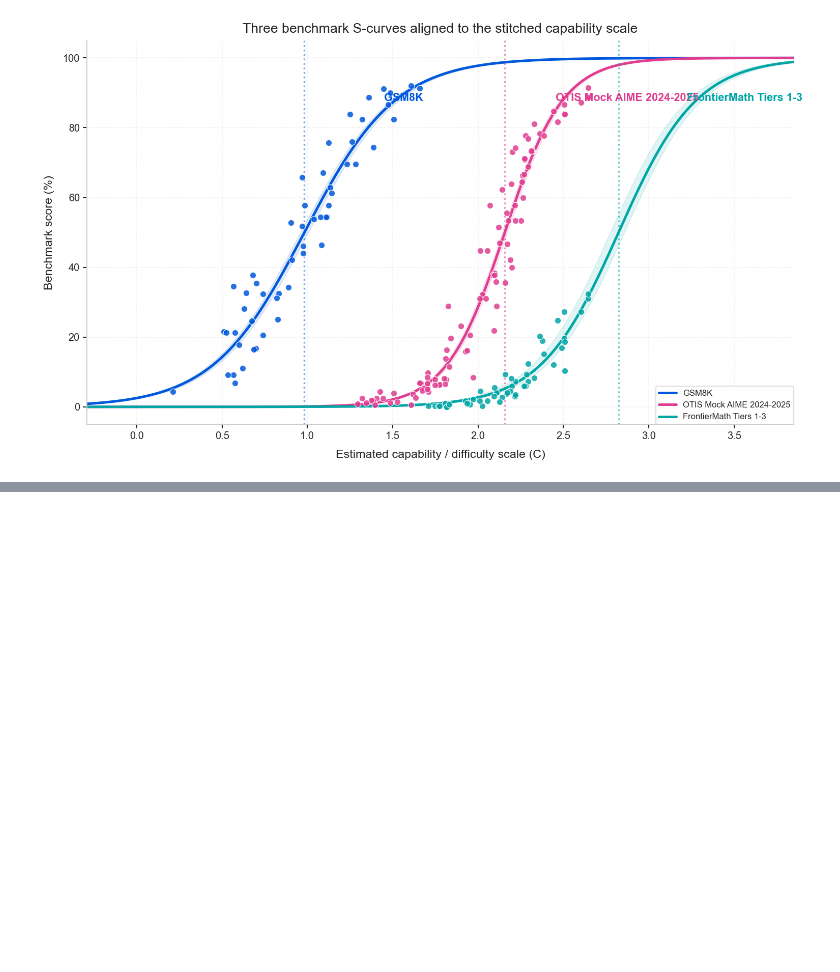
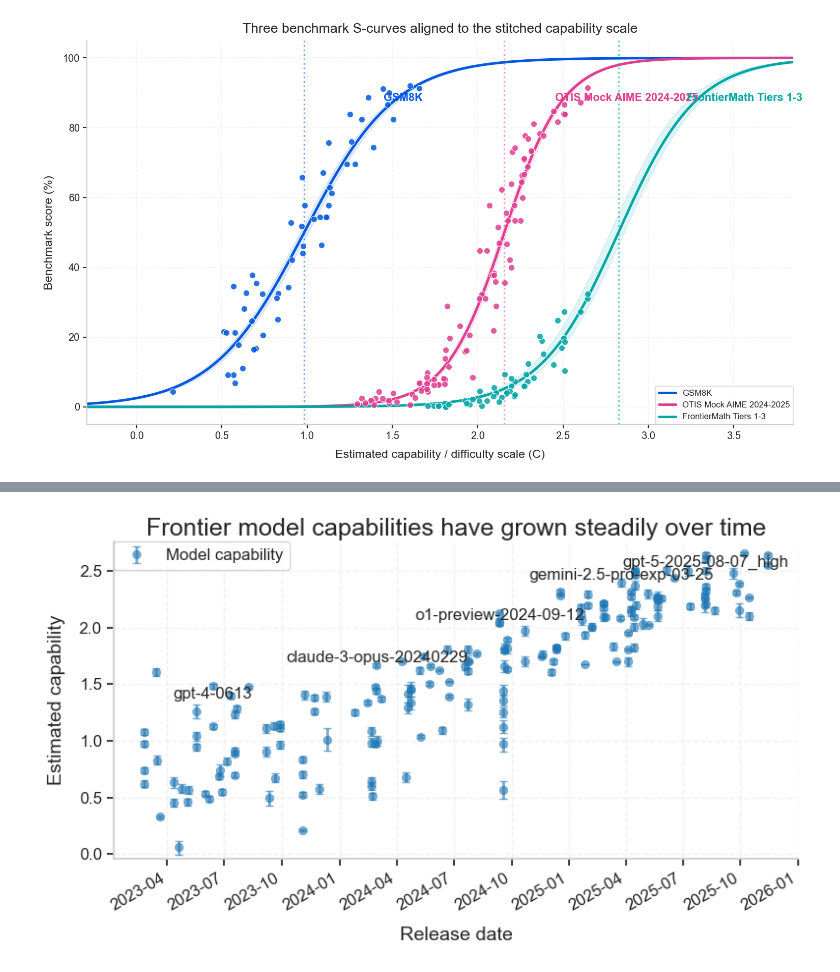
Before and after one commit to epoch-research/benchmark-stitching, a Jupyter notebook: analysis/model_fit.ipynb, the cells around one changed output, grey strips where cells are left out. Saved outputs shown, nothing was run; the diff lists cells and outputs as text; code cells hidden in the pictures; blank space fills up the shorter version.

```diff
--- a/analysis/model_fit.ipynb
+++ b/analysis/model_fit.ipynb
@@ -3446,0 +2310,80 @@ plt.show()
+# %%
+cap_df_with_errors = df_cm1.merge(
+    capability_errors[["model", "error_minus", "error_plus"]], on="model", how="left"
+)
+
+# Prepare data
+cap_df_with_errors["date_obj"] = pd.to_datetime(cap_df_with_errors["date"])
+cap_df_with_errors.sort_values("date_obj", inplace=True, ignore_index=True)
+cap_dates_num = mdates.date2num(cap_df_with_errors["date_obj"])
+cap_values = cap_df_with_errors["estimated_capability"]
+
+fig, ax = plt.subplots(figsize=(8, 4.7), dpi=100)
+
+marker_px = 8
+marker_points = marker_px * 72 / fig.dpi
+
+# Plot with error bars
+ax.errorbar(
+    cap_dates_num,
+    cap_values,
+    yerr=[cap_df_with_errors["error_minus"], cap_df_with_errors["error_plus"]],
+    fmt="o",
+    markersize=6,
+    capsize=3,
+    capthick=1,
+    color="tab:blue",
+    ecolor="tab:blue",
+    alpha=0.6,
+    label="Model capability",
+)
+
+annotate_models = {
+    "gpt-5-2025-08-07_high",
+    "claude-opus-4-20250514_32K",
+    # "grok-4-0709",
+    "gpt-4-0613",
+    "claude-3-opus-20240229",
+    "gemini-2.5-pro-exp-03-25",
+    "o1-preview-2024-09-12",
+}
+
+for i, (d, y, name) in enumerate(
+    zip(cap_dates_num, cap_values, cap_df_with_errors["model"])
+):
+    if name not in annotate_models:
+        continue
+    y_offset = 0.05 if i % 2 == 0 else -0.05
+    va = "bottom" if i % 2 == 0 else "top"
+    ax.annotate(
+        name,
+        xy=(d, y),
+        xytext=(0, y_offset),
+        textcoords="offset points",
+        ha="center",
+        va=va,
+        fontsize=12,
+    )
+
+# Axes cosmetics
+ax.set_xlabel("Release date", fontsize=14)
+ax.set_ylabel("Estimated capability", fontsize=14)
+ax.set_title("Frontier model capabilities have grown steadily over time", fontsize=18)
+
+ax.xaxis.set_major_formatter(mdates.DateFormatter("%Y-%m"))
+ax.xaxis.set_major_locator(mdates.MonthLocator(interval=3))
+fig.autofmt_xdate()
+
+min_y = min(cap_values.min(), cap_values.min()) - 0.1
+max_y = max(cap_values.max(), cap_values.max()) + 0.1
+ax.set_ylim(min_y, max_y)
+
+ax.grid(True, linestyle="--", alpha=0.3)
+ax.legend(fontsize=12)
+
+plt.tight_layout()
+plt.savefig("outputs/model_fit/capabilities_with_error_bars.pdf")
+plt.savefig("outputs/model_fit/capabilities_with_error_bars.svg", format="svg")
+plt.show()
+# %% [output]
+[figure, added]
```
Also changed, not shown: parts of 48 cells of this notebook, 8 other files.
